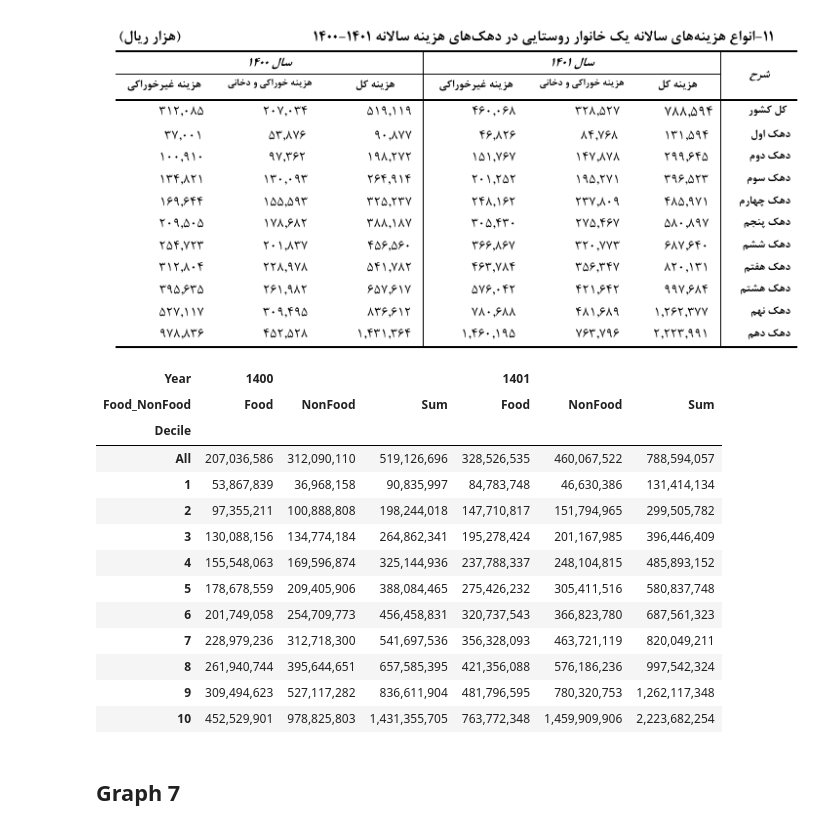
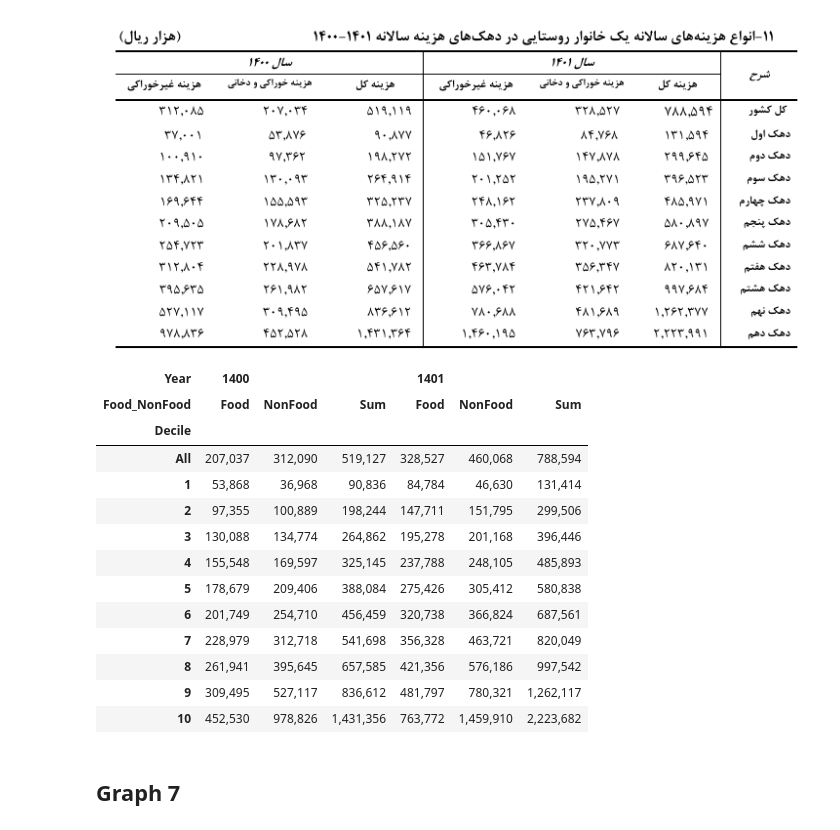
Before and after one commit to Iran-Open-Data/HBSIR_OLD, a Jupyter notebook: examples/ISC/summary_results/1401/summary-results.ipynb, the cells around one changed output. Cells and saved outputs as stored; diff of their text form; code cells hidden in the pictures.

```diff
--- a/examples/ISC/summary_results/1401/summary-results.ipynb
+++ b/examples/ISC/summary_results/1401/summary-results.ipynb
@@ -316,12 +325,6 @@ image
 # %% [output]
 [figure]
 # %%
-def wighted_avarage(table: pd.DataFrame) -> pd.Series:
-    columns = [col for col in table.columns if col != "Weight"]
-    table[columns] = table[columns].multiply(table["Weight"], axis="index")
-    columns_summation = table.sum()
-    results = columns_summation[columns].div(columns_summation["Weight"]).loc[columns]
-    return results
 food_nonfood_expenditures = (
     hbsir.load_table("Expenditures", years=[YEAR-1, YEAR])
     .pipe(hbsir.add_attribute, "Urban_Rural")
@@ -330,6 +333,7 @@ food_nonfood_expenditures = (
     .groupby(["Year", "ID", "Food_NonFood"])["Net_Expenditure"].sum()
     .unstack()
     .pipe(hbsir.add_weight)
+    .div(1000)
 )
 all_country = (
     food_nonfood_expenditures
@@ -395,6 +399,7 @@ food_nonfood_expenditures = (
     .groupby(["Year", "ID", "Food_NonFood"])["Net_Expenditure"].sum()
     .unstack()
     .pipe(hbsir.add_weight)
+    .div(1000)
 )
 all_country = (
     food_nonfood_expenditures
@@ -406,44 +411,44 @@ all_country = (
     )
     .rename_axis("Food_NonFood", axis="columns")
 )
 deciles = (
     food_nonfood_expenditures
     .join(
         hbsir.calculator.calculate_decile(
             on="Net_Expenditure",
             years=[YEAR-1, YEAR],
             weighted=True,
             groupby="Urban_Rural",
         )
     )
     .groupby(["Year", "Decile"]).apply(wighted_avarage)
     .loc[:, ["Food", "NonFood"]]
     .reorder_levels(["Decile", "Year"])
     .rename_axis("Food_NonFood", axis="columns")
 )
 rural_table = (
     pd.concat([all_country, deciles])
     .assign(Sum=lambda df: df.sum(axis="columns"))
     .unstack("Year")
     .reorder_levels([1, 0], axis="columns")
     .sort_index(axis="columns")
 )
 rural_table.style.format("{:,.0f}")
 # %% [output]
 | Year | 1400 |  |  | 1401 |  |  |
 | Food_NonFood | Food | NonFood | Sum | Food | NonFood | Sum |
 | Decile |  |  |  |  |  |  |
-| All | 207,036,586 | 312,090,110 | 519,126,696 | 328,526,535 | 460,067,522 | 788,594,057 |
-| 1 | 53,867,839 | 36,968,158 | 90,835,997 | 84,783,748 | 46,630,386 | 131,414,134 |
-| 2 | 97,355,211 | 100,888,808 | 198,244,018 | 147,710,817 | 151,794,965 | 299,505,782 |
-| 3 | 130,088,156 | 134,774,184 | 264,862,341 | 195,278,424 | 201,167,985 | 396,446,409 |
-| 4 | 155,548,063 | 169,596,874 | 325,144,936 | 237,788,337 | 248,104,815 | 485,893,152 |
-| 5 | 178,678,559 | 209,405,906 | 388,084,465 | 275,426,232 | 305,411,516 | 580,837,748 |
-| 6 | 201,749,058 | 254,709,773 | 456,458,831 | 320,737,543 | 366,823,780 | 687,561,323 |
-| 7 | 228,979,236 | 312,718,300 | 541,697,536 | 356,328,093 | 463,721,119 | 820,049,211 |
-| 8 | 261,940,744 | 395,644,651 | 657,585,395 | 421,356,088 | 576,186,236 | 997,542,324 |
-| 9 | 309,494,623 | 527,117,282 | 836,611,904 | 481,796,595 | 780,320,753 | 1,262,117,348 |
-| 10 | 452,529,901 | 978,825,803 | 1,431,355,705 | 763,772,348 | 1,459,909,906 | 2,223,682,254 |
+| All | 207,037 | 312,090 | 519,127 | 328,527 | 460,068 | 788,594 |
+| 1 | 53,868 | 36,968 | 90,836 | 84,784 | 46,630 | 131,414 |
+| 2 | 97,355 | 100,889 | 198,244 | 147,711 | 151,795 | 299,506 |
+| 3 | 130,088 | 134,774 | 264,862 | 195,278 | 201,168 | 396,446 |
+| 4 | 155,548 | 169,597 | 325,145 | 237,788 | 248,105 | 485,893 |
+| 5 | 178,679 | 209,406 | 388,084 | 275,426 | 305,412 | 580,838 |
+| 6 | 201,749 | 254,710 | 456,459 | 320,738 | 366,824 | 687,561 |
+| 7 | 228,979 | 312,718 | 541,698 | 356,328 | 463,721 | 820,049 |
+| 8 | 261,941 | 395,645 | 657,585 | 421,356 | 576,186 | 997,542 |
+| 9 | 309,495 | 527,117 | 836,612 | 481,797 | 780,321 | 1,262,117 |
+| 10 | 452,530 | 978,826 | 1,431,356 | 763,772 | 1,459,910 | 2,223,682 |
 # %% [markdown]
 ## Graph 7
 # %%
```
Also changed, not shown: parts of 8 cells of this notebook.
